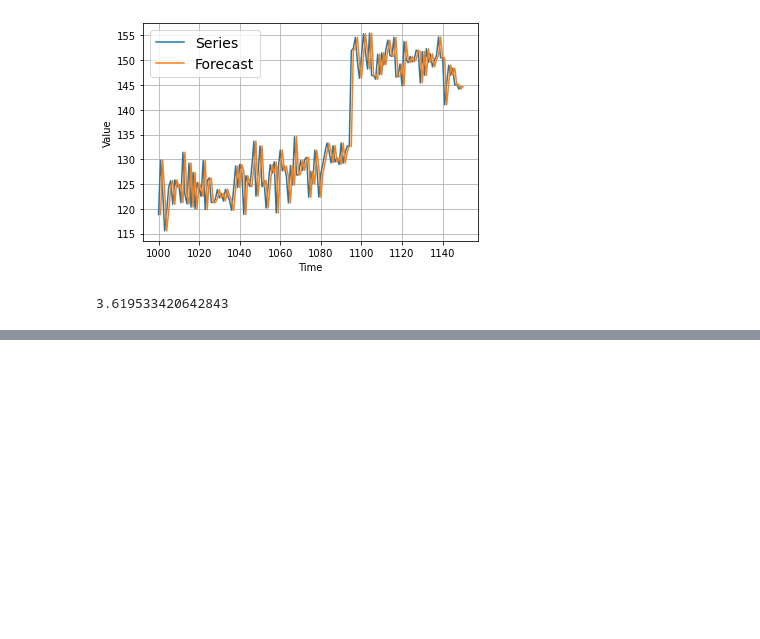
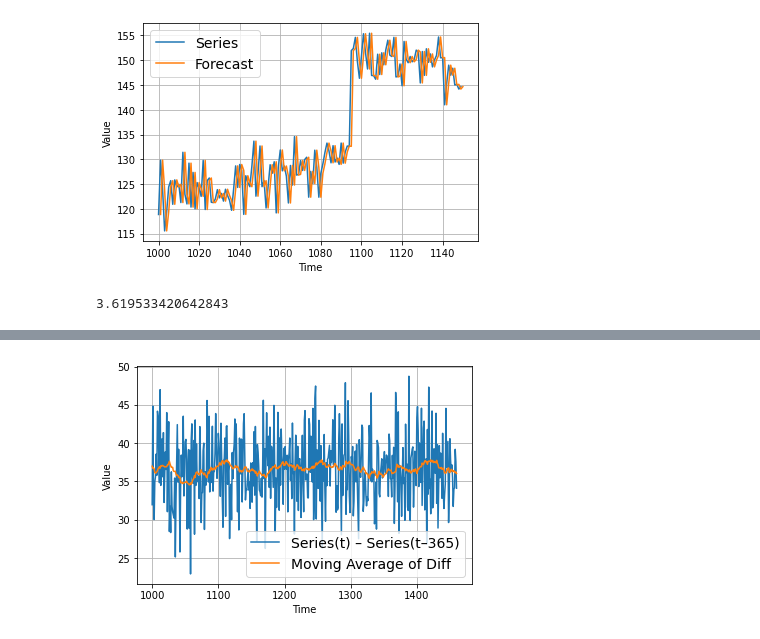
Before and after one commit to AEsir777/some-data-analysis-project, a Jupyter notebook: time series forcasting/Naive Forecasting.ipynb, the cells around one changed output, grey strips where cells are left out. Cells and saved outputs as stored; diff of their text form; code cells hidden in the pictures; blank space fills up the shorter version.

```diff
--- a/time series forcasting/Naive Forecasting.ipynb
+++ b/time series forcasting/Naive Forecasting.ipynb
@@ -82,0 +140,7 @@ abs_errors.mean()
+# %%
+remove_seasonality_moving_avg = moving_average_forecast(diff_series, 30)[split_time - 365 - 30: ]
+# %%
+plot_series(time_valid, diff_series[split_time - 365:], label="Series(t) – Series(t–365)")
+plot_series(time_valid, remove_seasonality_moving_avg, label="Moving Average of Diff")
+# %% [output]
+[figure, added]
```
Also changed, not shown: parts of 18 cells of this notebook.
